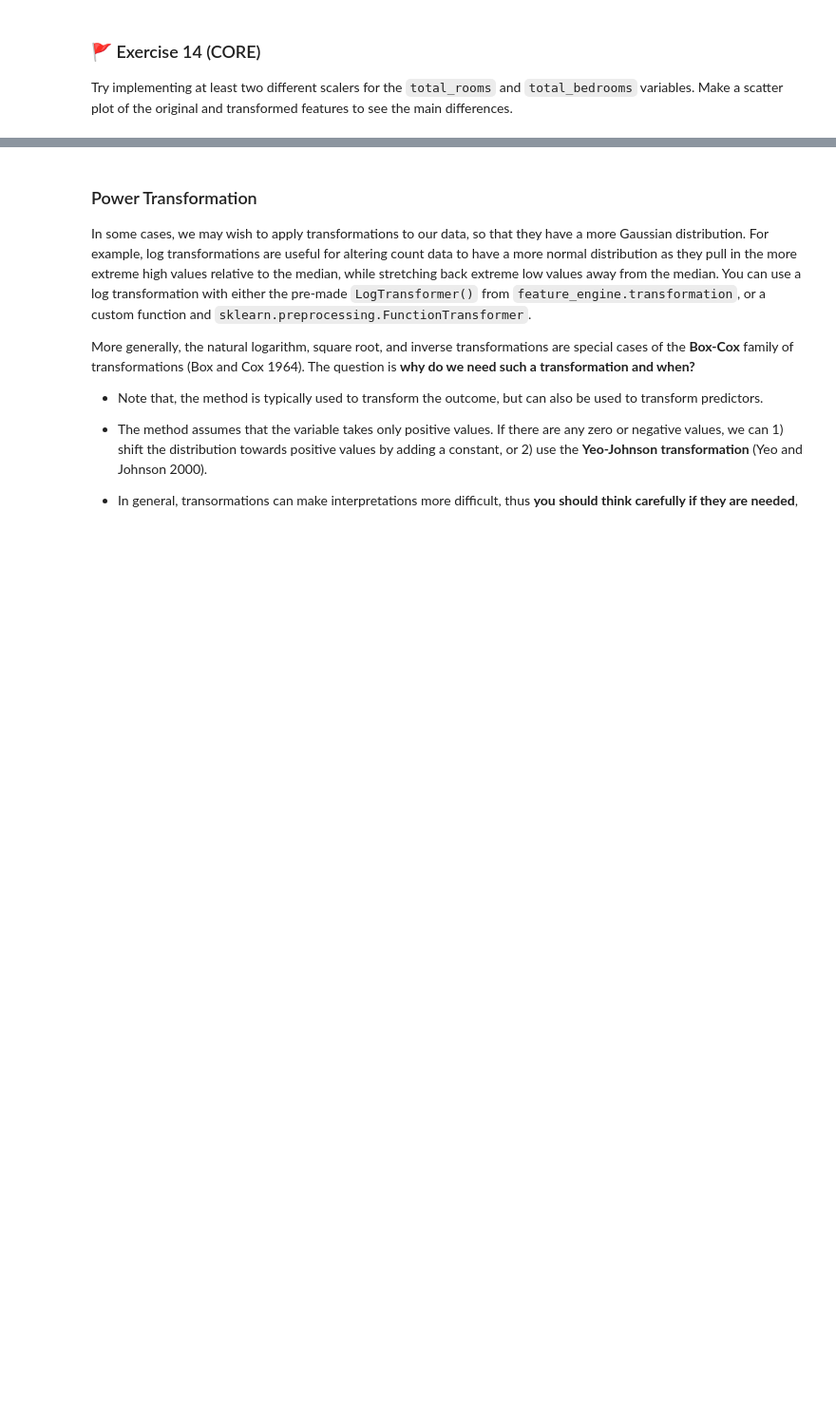
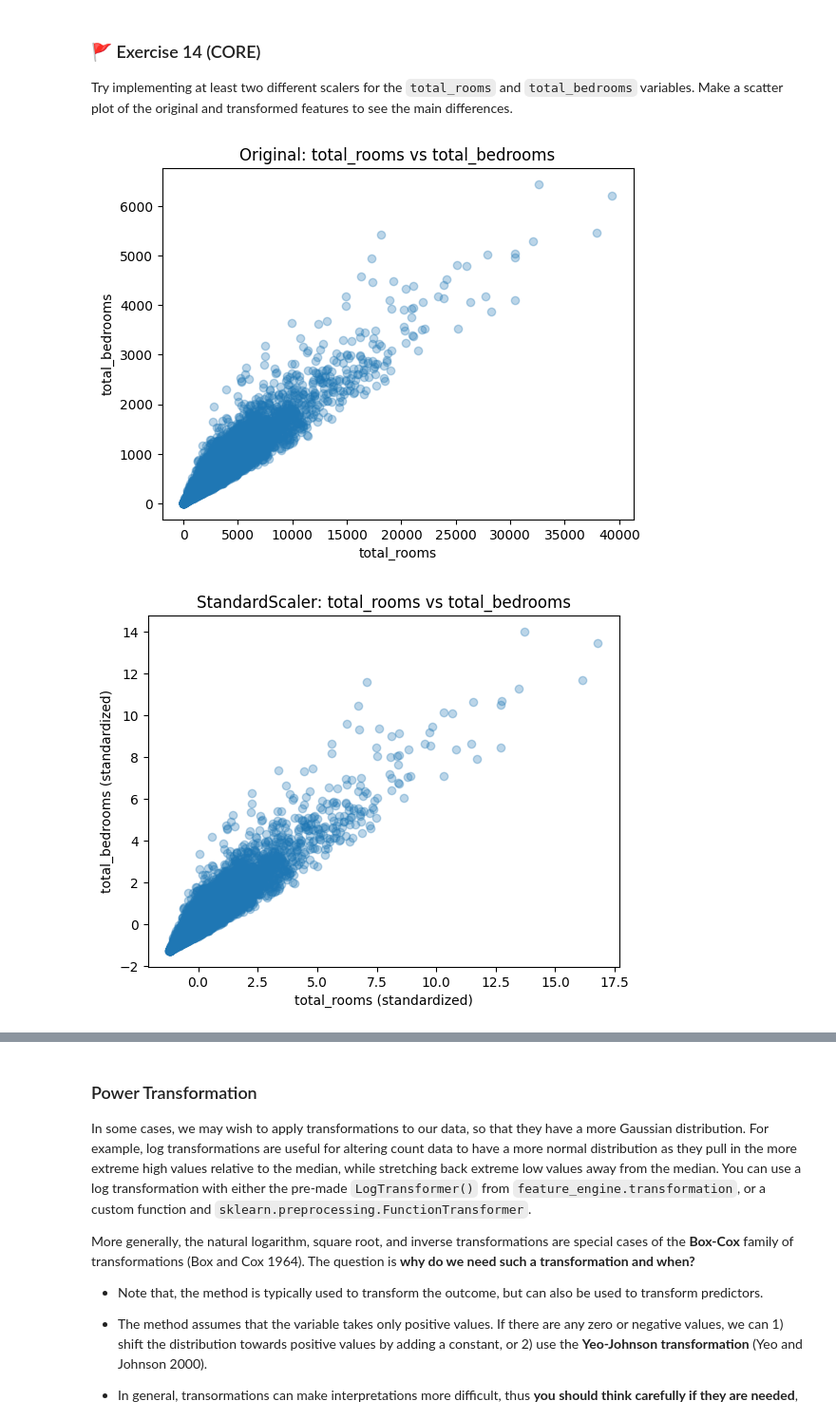
Before and after one commit to zici021129/MLP_2026_week01, a Jupyter notebook: mlp_week01.ipynb, the cells around one changed output, grey strips where cells are left out. Shown at 95% size. Cells and saved outputs as stored; diff of their text form; code cells hidden in the pictures; blank space fills up the shorter version.

```diff
--- a/mlp_week01.ipynb
+++ b/mlp_week01.ipynb
@@ -926,4 +930,44 @@ There are various options in scikit learn for feature scaling, including:
 
 Try implementing at least two different scalers for the `total_rooms` and `total_bedrooms` variables. Make a scatter plot of the original and transformed features to see the main differences.
 # %%
-# Code for your answer here!
+import pandas as pd
+import matplotlib.pyplot as plt
+from sklearn.preprocessing import StandardScaler, MinMaxScaler, RobustScaler
+
+cols = ["total_rooms", "total_bedrooms"]
+
+# Select the two variables (drop NA for plotting/scaling)
+df = housing[cols].dropna().copy()
+
+#1 Original scatter
+plt.figure()
+plt.scatter(df["total_rooms"], df["total_bedrooms"], alpha=0.3)
+plt.title("Original: total_rooms vs total_bedrooms")
+plt.xlabel("total_rooms")
+plt.ylabel("total_bedrooms")
+plt.show()
+
+# 2 StandardScaler
+std_scaler = StandardScaler()
+df_std = pd.DataFrame(std_scaler.fit_transform(df), columns=cols)
+
+plt.figure()
+plt.scatter(df_std["total_rooms"], df_std["total_bedrooms"], alpha=0.3)
+plt.title("StandardScaler: total_rooms vs total_bedrooms")
+plt.xlabel("total_rooms (standardized)")
+plt.ylabel("total_bedrooms (standardized)")
+plt.show()
+
+# 3 MinMaxScaler
+mm_scaler = MinMaxScaler()
+df_mm = pd.DataFrame(mm_scaler.fit_transform(df), columns=cols)
+
+plt.figure()
+plt.scatter(df_mm["total_rooms"], df_mm["total_bedrooms"], alpha=0.3)
+plt.title("MinMaxScaler: total_rooms vs total_bedrooms")
+plt.xlabel("total_rooms (0-1)")
+plt.ylabel("total_bedrooms (0-1)")
+plt.show()
+# %% [output]
+[figure, added]
+[figure, added]
```
Also changed, not shown: parts of 22 cells of this notebook.
